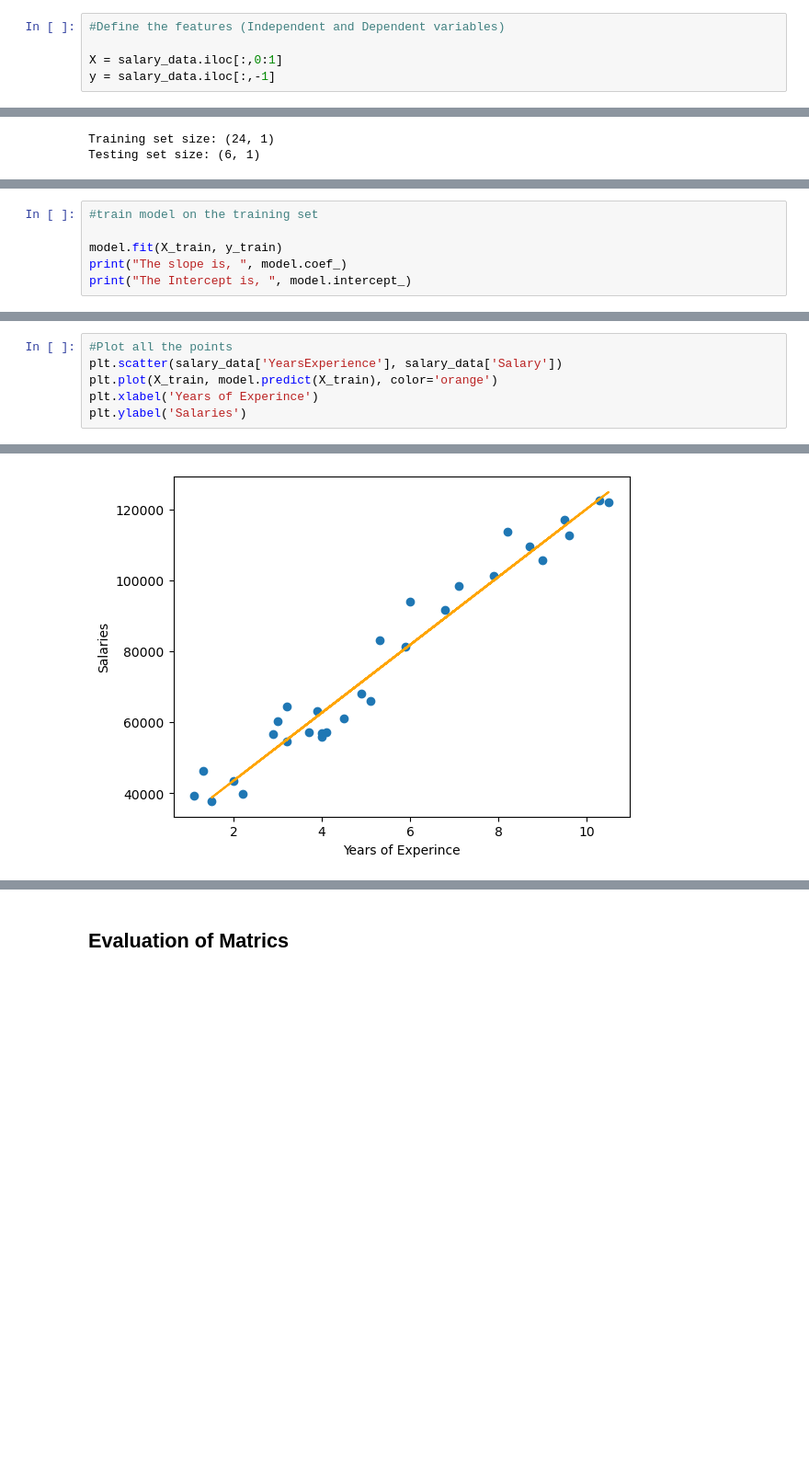
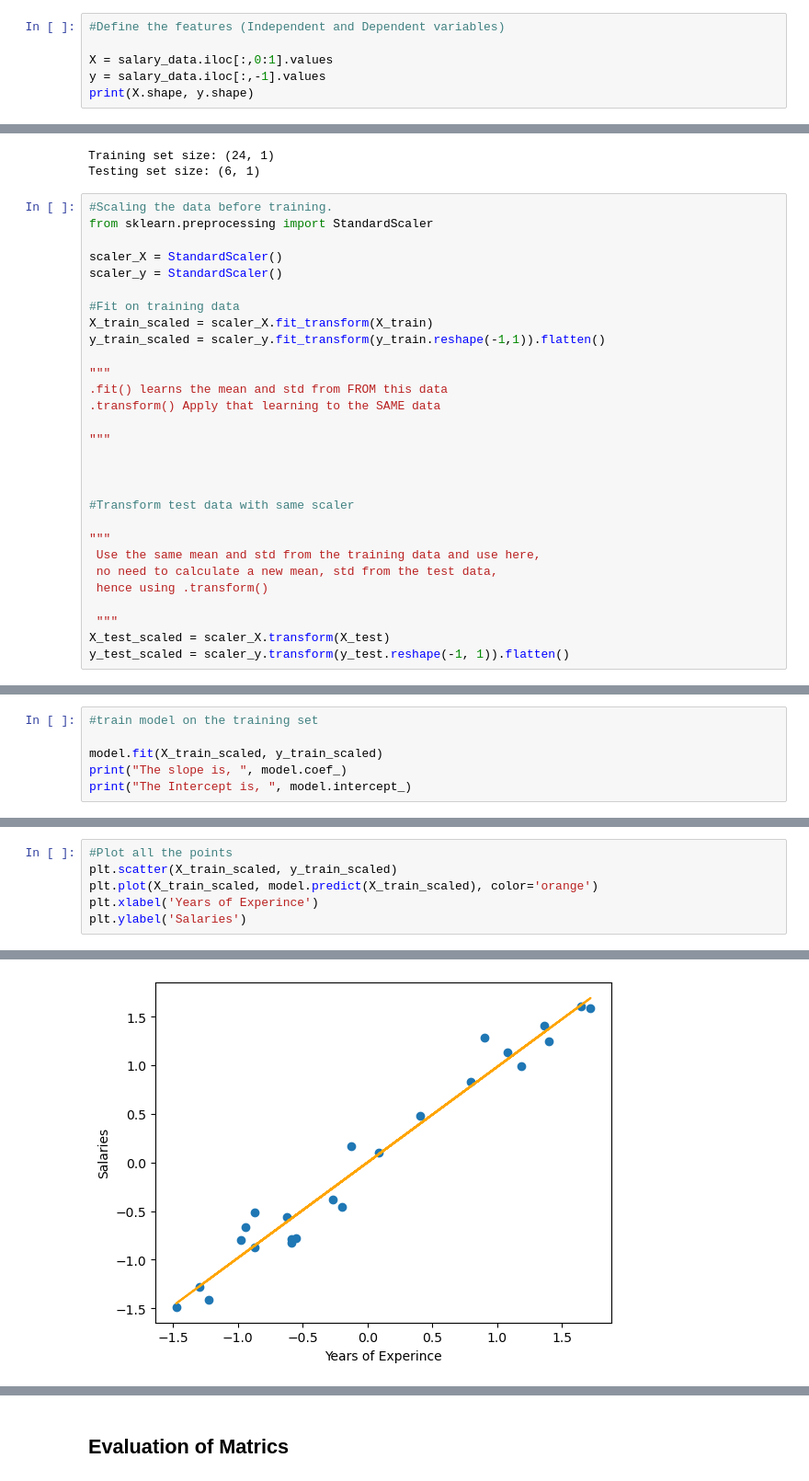
Before and after one commit to the-liyanage/from-scratch, a Jupyter notebook: regression/basic-linear-regression/regression_metrics.ipynb, the cells around one changed output, grey strips where cells are left out. Shown at 92% size. Drawn from its saved outputs; the diff is of its cells as text; blank space fills up the shorter version.

```diff
--- a/regression/basic-linear-regression/regression_metrics.ipynb
+++ b/regression/basic-linear-regression/regression_metrics.ipynb
@@ -58,5 +58,6 @@ Text(0, 0.5, 'Salaries')
 # %%
 #Define the features (Independent and Dependent variables)
 
-X = salary_data.iloc[:,0:1]
-y = salary_data.iloc[:,-1]
+X = salary_data.iloc[:,0:1].values
+y = salary_data.iloc[:,-1].values
+print(X.shape, y.shape)
@@ -71,5 +74,34 @@ print(f"Testing set size: {X_test.shape}")
 # %% [output]
 Training set size: (24, 1)
 Testing set size: (6, 1)
+# %%
+#Scaling the data before training.
+from sklearn.preprocessing import StandardScaler
+
+scaler_X = StandardScaler()
+scaler_y = StandardScaler()
+
+#Fit on training data
+X_train_scaled = scaler_X.fit_transform(X_train)
+y_train_scaled = scaler_y.fit_transform(y_train.reshape(-1,1)).flatten()
+
+"""
+.fit() learns the mean and std from FROM this data
+.transform() Apply that learning to the SAME data
+
+"""
+
+
+
+#Transform test data with same scaler
+
+"""
+ Use the same mean and std from the training data and use here,
+ no need to calculate a new mean, std from the test data,
+ hence using .transform()
+
+ """
+X_test_scaled = scaler_X.transform(X_test)
+y_test_scaled = scaler_y.transform(y_test.reshape(-1, 1)).flatten()
 # %%
 #Training the model
@@ -80,7 +111,7 @@ model = LinearRegression()
 # %%
 #train model on the training set
 
-model.fit(X_train, y_train)
+model.fit(X_train_scaled, y_train_scaled)
 print("The slope is, ", model.coef_)
 print("The Intercept is, ", model.intercept_)
 # %% [output]
@@ -89,10 +120,10 @@ The Intercept is,  24393.16915194835
 # %%
 #Plot all the points
-plt.scatter(salary_data['YearsExperience'], salary_data['Salary'])
-plt.plot(X_train, model.predict(X_train), color='orange')
+plt.scatter(X_train_scaled, y_train_scaled)
+plt.plot(X_train_scaled, model.predict(X_train_scaled), color='orange')
 plt.xlabel('Years of Experince')
 plt.ylabel('Salaries')
 # %% [output]
 Text(0, 0.5, 'Salaries')
-[figure, old version]
+[figure, new version]
 # %%
```
Also changed, not shown: parts of 23 cells of this notebook.
